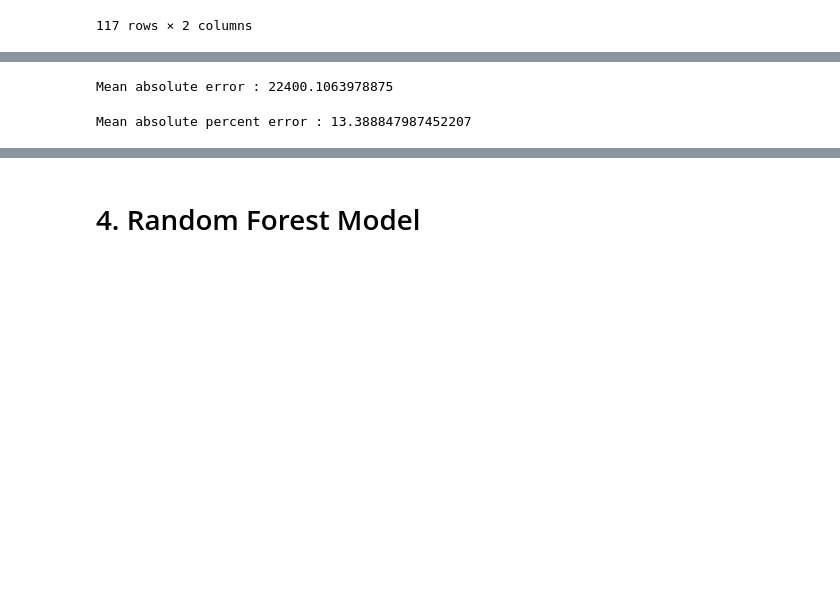
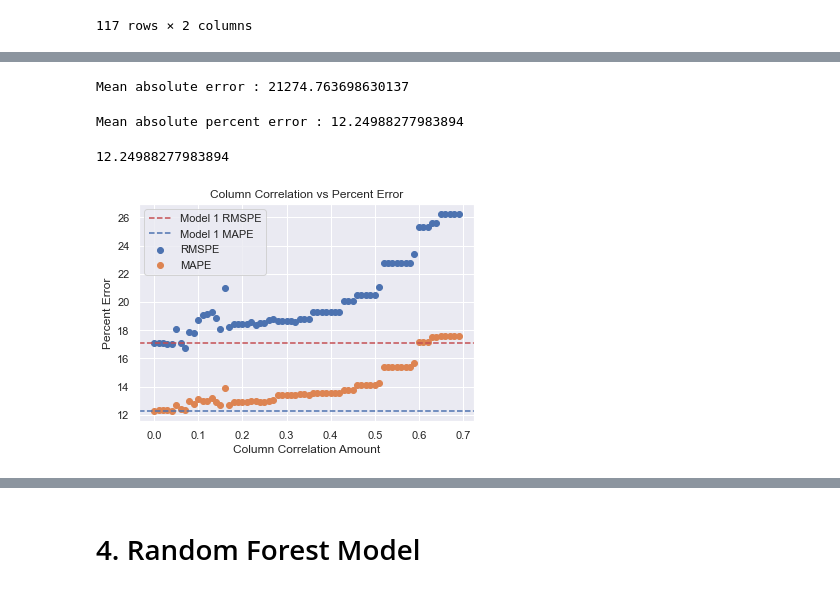
Before and after one commit to Patrick-Oline/Predicting_Housing_Prices, a Jupyter notebook: Modeling_Predicting_Housing_Prices.ipynb, the cells around one changed output, grey strips where cells are left out. Drawn from its saved outputs; the diff is of its cells as text; code cells hidden in the pictures; blank space fills up the shorter version.

```diff
--- a/Modeling_Predicting_Housing_Prices.ipynb
+++ b/Modeling_Predicting_Housing_Prices.ipynb
@@ -140,6 +140,6 @@ corr_df
 | 39 | Condition1_RRNe | 0.002107 |
 117 rows × 2 columns
 # %%
-corr_30 = corr_df[corr_df['Correlation'] > 0.3]
+corr_30 = corr_df[corr_df['Correlation'] > 0.04]
 print(f'\033[1mNumber of remaining features:\033[0m {corr_30.shape[0]}')
 # %% [output]
@@ -184,10 +204,10 @@ error2 = mae(y_test, y_pred2)
 # display
 print("Mean absolute error : " + str(error2))
 # %% [output]
-Mean absolute error : 22400.1063978875
+Mean absolute error : 21274.763698630137
 # %%
 mape2 = mape(y_test,y_pred2)
 
 print("Mean absolute percent error : " + str(mape2))
 # %% [output]
-Mean absolute percent error : 13.388847987452207
+Mean absolute percent error : 12.24988277983894
@@ -193,0 +253,22 @@ Mean absolute percent error : 13.388847987452207
+# %%
+# Min at corr = 0.04
+MAE_corr_min = min(MAEs)
+MAPE_corr_min = min(MAPEs)
+MAPE_corr_min
+# %% [output]
+12.24988277983894
+# %%
+plt.scatter(x=correlations, y=RMSPEs)
+plt.scatter(x=correlations, y=MAPEs)
+
+plt.axhline(rmspe1[0], color = 'r', linestyle = '--', label = 'Model 1 RMSPE')
+plt.axhline(mape1, color = 'b', linestyle = '--', label = 'Model 1 MAPE')
+
+plt.title('Column Correlation vs Percent Error')
+plt.xlabel('Column Correlation Amount')
+plt.ylabel('Percent Error')
+
+plt.legend(['Model 1 RMSPE', 'Model 1 MAPE', 'RMSPE', 'MAPE'])
+plt.show()
+# %% [output]
+[figure, added]
```
Also changed, not shown: parts of 28 cells of this notebook.
